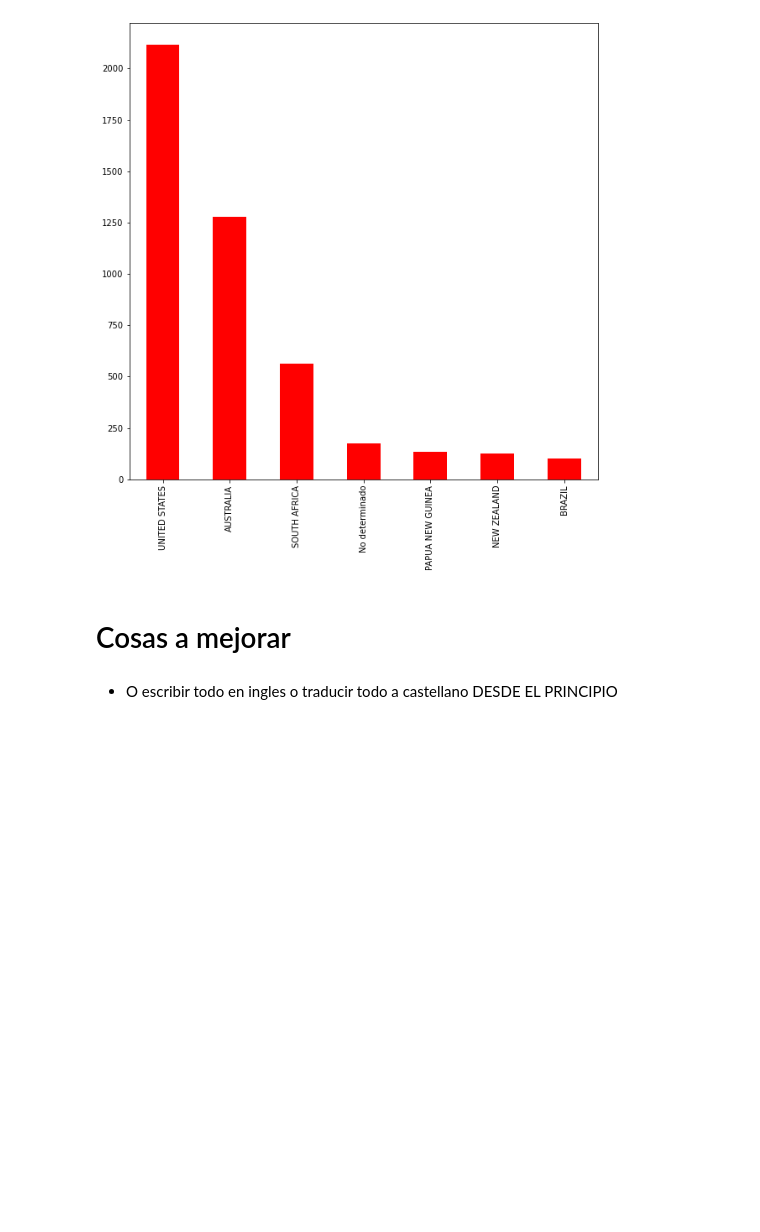
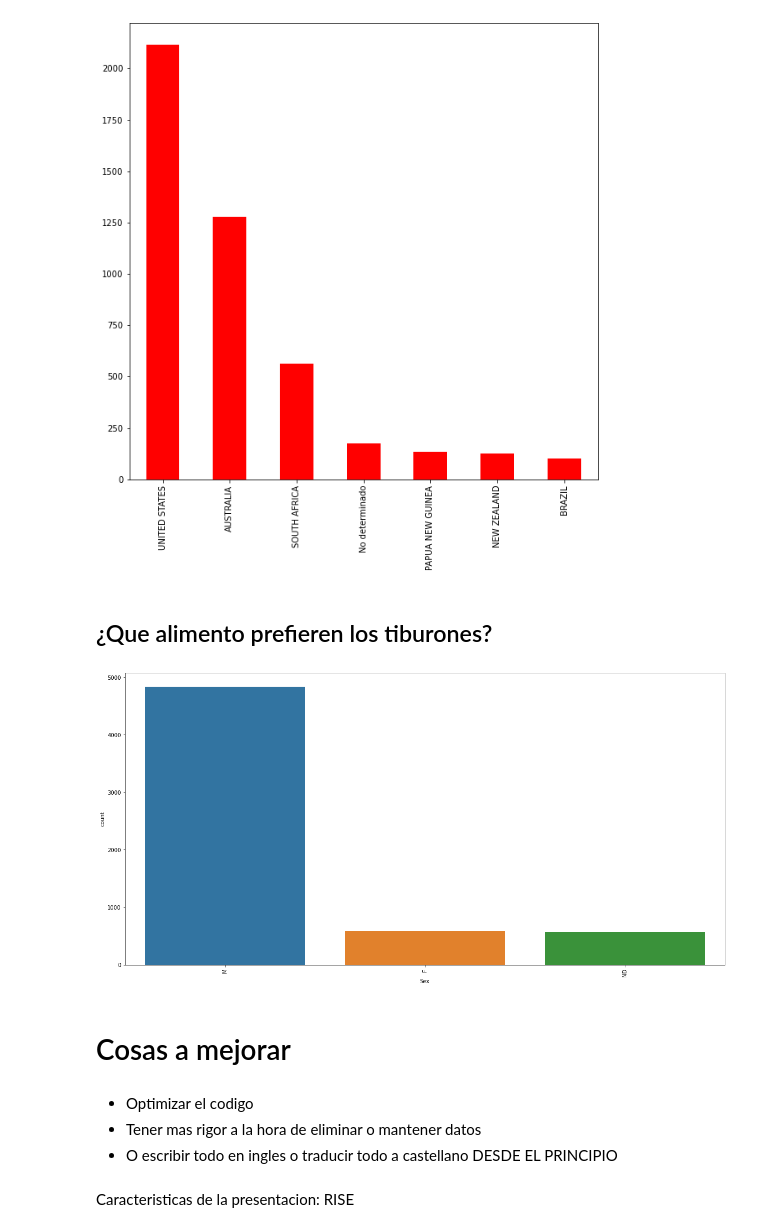
Before and after one commit to irazus13/PR02-project-pandas, a Jupyter notebook: Proyecto Pandas.ipynb, the cells around one changed output. Saved outputs shown, nothing was run; the diff lists cells and outputs as text; code cells hidden in the pictures; blank space fills up the shorter version.

```diff
--- a/Proyecto Pandas.ipynb
+++ b/Proyecto Pandas.ipynb
@@ -1267,7 +1435,19 @@ df.groupby("Country").filter(lambda x: len(x) > 100).Country.value_counts().plot
 # %% [output]
 <AxesSubplot:>
 [figure]
+# %% [markdown]
+## ¿Que alimento prefieren los tiburones?
+# %%
+plt.figure(figsize=(20,10))
+grafico = sns.countplot("Sex",  data = df, order = df["Sex"].value_counts().index)
+grafico.tick_params(axis='x', rotation = 90)
+# %% [output]
+[figure, added]
 # %% [markdown]
 # Cosas a mejorar
 # %% [markdown]
+- Optimizar el codigo
+- Tener mas rigor a la hora de eliminar o mantener datos
 - O escribir todo en ingles o traducir todo a castellano DESDE EL PRINCIPIO
+# %% [markdown]
+Caracteristicas de la presentacion: RISE
```
Also changed, not shown: parts of 48 cells of this notebook, 2 other files.
